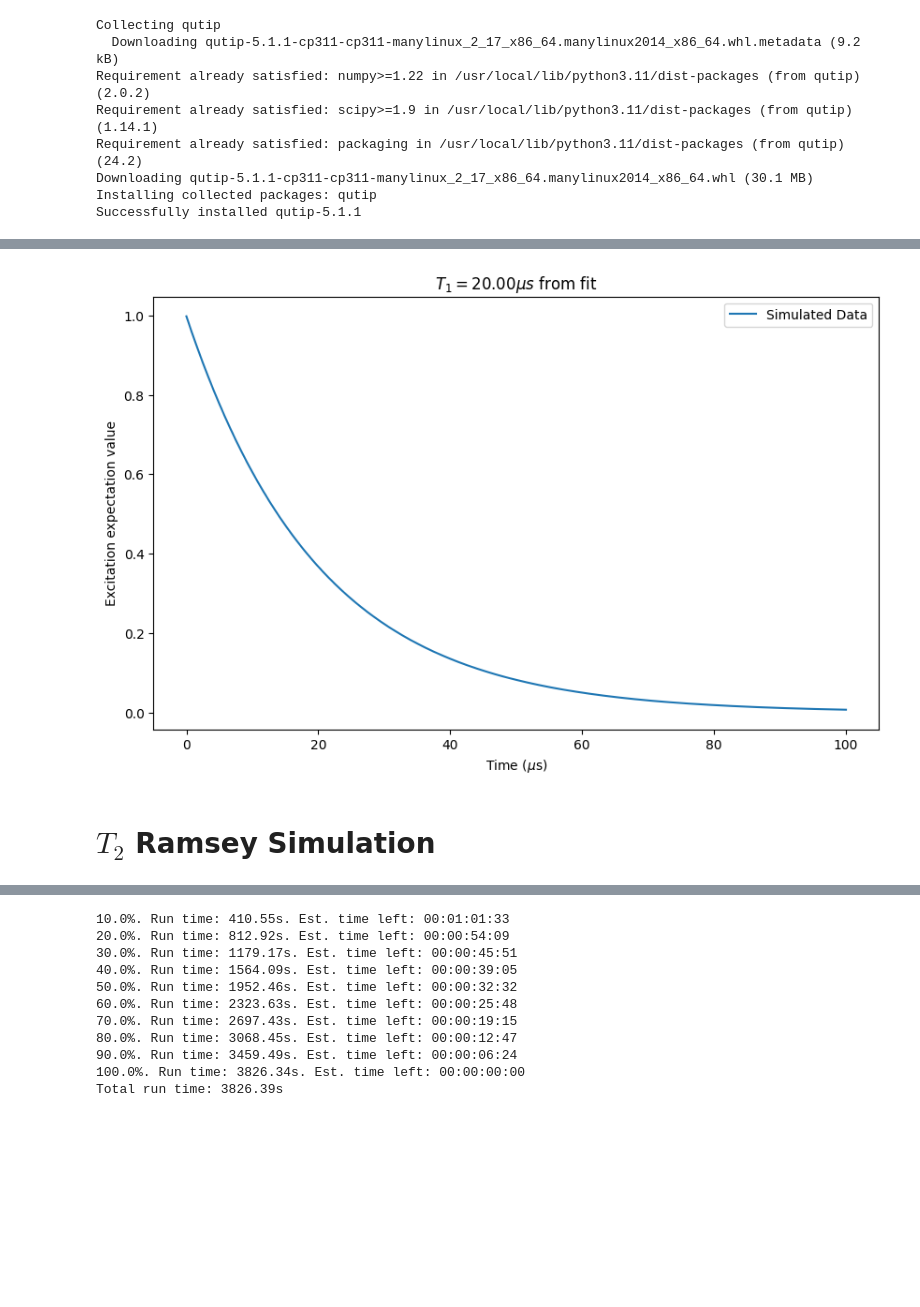
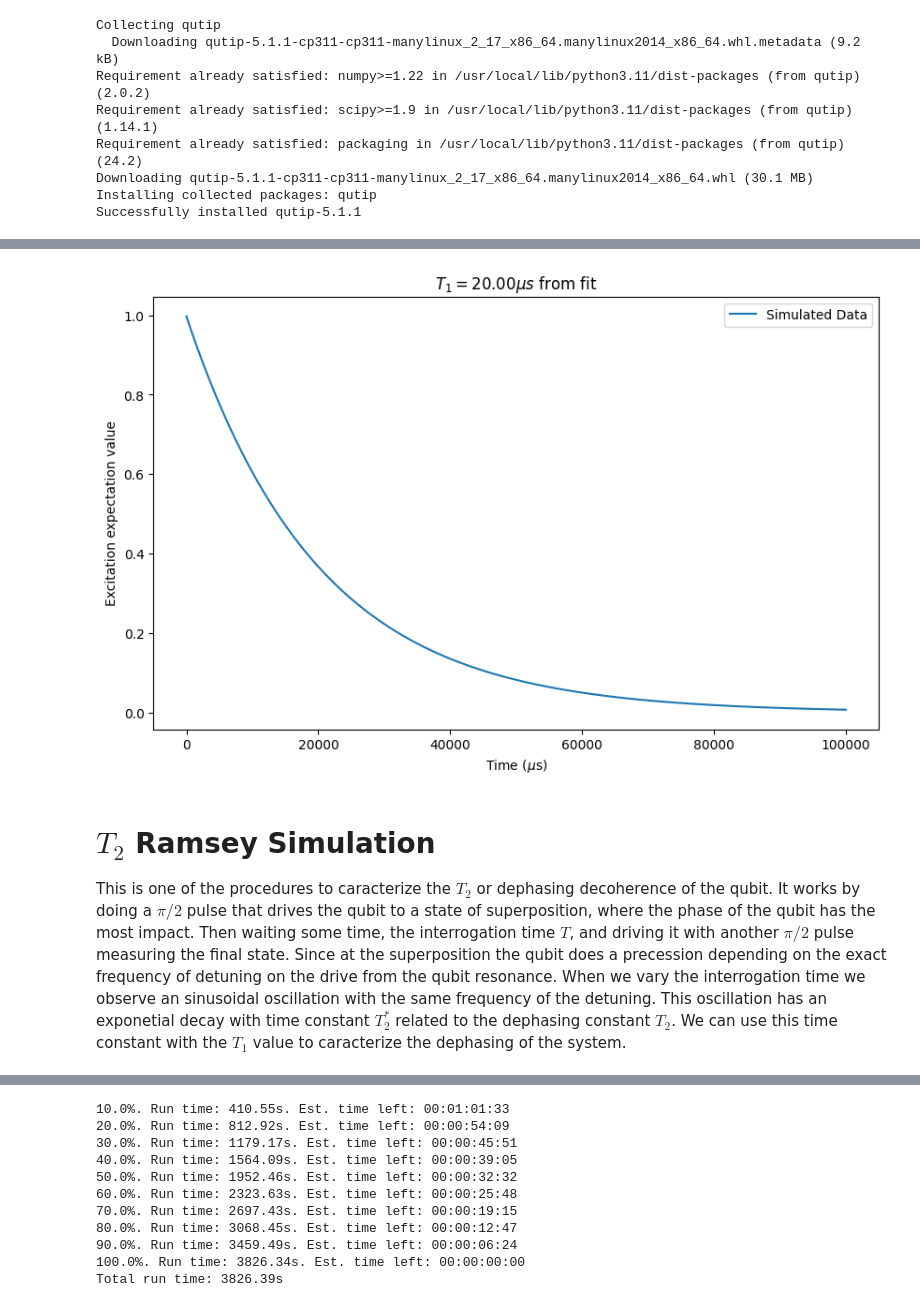
Before and after one commit to Danielgb23/superconducting_qubit_3, a Jupyter notebook: Daniel-simulation-qubit.ipynb, the cells around one changed output, grey strips where cells are left out. Drawn from its saved outputs; the diff is of its cells as text; code cells hidden in the pictures; blank space fills up the shorter version.

```diff
--- a/Daniel-simulation-qubit.ipynb
+++ b/Daniel-simulation-qubit.ipynb
@@ -161,55 +183,56 @@ plt.show()
 # %%
-#simulation
-
-#initial state
+# initial state
 psi0=qtp.basis(2,0)
 
 
-#times
-t_pi_vec=np.linspace(0,pi_pulse,100)# times for pi pulse simulation
-t=np.linspace(0,100e-6,10000)
+# times
+# times for pi pulse simulation
+t_pi_vec=np.linspace(0,pi_pulse,100) #ns
+t=np.linspace(0,100000,10000) #ns
 # you shouldn't start the free evolution at 0 because of the phase reference of the drive
-#but since the drive in the T1 measurement is not used anymore after the pi pulse it's fine
+# but since the drive in the T1 measurement is not used anymore after the pi pulse it's fine
 
-#drive angular freq
+# drive angular freq
 wd=wq
-#drive pulse
+# drive pulse
 def drive(t):
-  return Ed*np.sin(wd*t)
+  return Ed*np.sin(wd/wq*t) #we normalize the frequency by wq
 
-#pi pulse simulation with time dependant hamiltonian
-#it just simulates an excitation drive and returns the final state in the res_exc
-res_exc=qtp.mesolve(H(wq,drive),psi0,t_pi_vec,c_ops(T1,T2),[],options={"store_final_state":True})
+# pi pulse simulation with time dependant hamiltonian
+# it just simulates an excitation drive and returns the final state in the res_exc
+res_exc=qtp.mesolve(H(wq,drive),psi0,t_pi_vec*wq,c_ops(T1,T2),[],options={"store_final_state":True})
 
-#T1 free evolution decay with time independant hamiltonian for efficiency
-res=qtp.mesolve(H(wq,0),res_exc.final_state,t,c_ops(T1,T2),[n])
+# T1 free evolution decay with time independant hamiltonian for efficiency
+res=qtp.mesolve(H(wq,0),res_exc.final_state,t*wq,c_ops(T1,T2),[n])
 # %%
 # prompt: prompt: plot res.expect[0] as scatter and fit it with an exponential
 
 # Define the exponential function for fitting
 def exponential_func(x, a, tau, c):
     return a * np.exp(- x/tau) + c
 
 # Fit the exponential function to the data
-params, covariance = curve_fit(exponential_func, t, res.expect[0], p0=[1, 10e-6, 0])  # Initial guess for parameters
+params, covariance = curve_fit(exponential_func, t, res.expect[0], p0=[1, 2000, 0])  # Initial guess for parameters
 
 # Extract fitted parameters
 a, tau, c = params
 
 # Generate fitted curve
 fitted_curve = exponential_func(t, a, tau, c)
 
 
 # Plotting
 fig, axes = plt.subplots(1, 1, figsize=(10, 6))
-axes.plot(t*1e6, res.expect[0], label='Simulated Data')
+axes.plot(t, res.expect[0], label='Simulated Data')
 axes.set_xlabel('Time ($\mu$s)')
 axes.set_ylabel('Excitation expectation value')
-axes.set_title(f'$T_1= {tau*1e6:.2f}\mu s$ from fit')
+axes.set_title(f'$T_1= {tau/1e3:.2f}\mu s$ from fit')
 axes.legend()
 plt.show()
 # %% [output]
-[figure, old version]
+[figure, new version]
-# %% [markdown]
-# $T_2$ Ramsey Simulation
+# %% [markdown]
+# $T_2$ Ramsey Simulation
+
+This is one of the procedures to caracterize the $T_2$ or dephasing decoherence of the qubit. It works by doing a $\pi/2$ pulse that drives the qubit to a state of superposition, where the phase of the qubit has the most impact. Then waiting some time, the interrogation time $T$, and driving it with another $\pi/2$ pulse measuring the final state. Since at the superposition the qubit does a precession depending on the exact frequency of detuning on the drive from the qubit resonance. When we vary the interrogation time we observe an sinusoidal oscillation with the same frequency of the detuning. This oscillation has an exponetial decay with time constant $T_2^*$ related to the dephasing constant $T_2$. We can use this time constant with the $T_1$ value to caracterize the dephasing of the system.
 # %%
```
Also changed, not shown: parts of 34 cells of this notebook.
